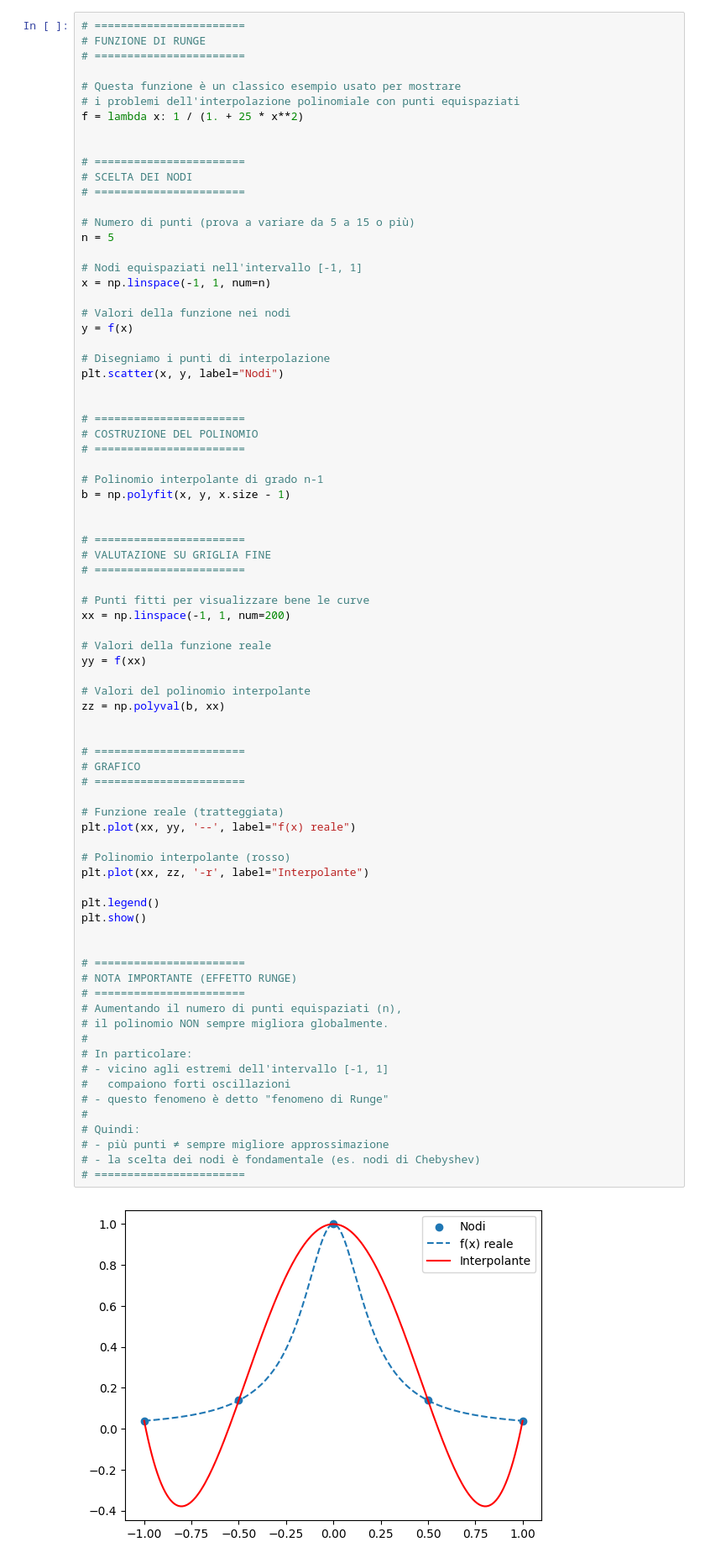
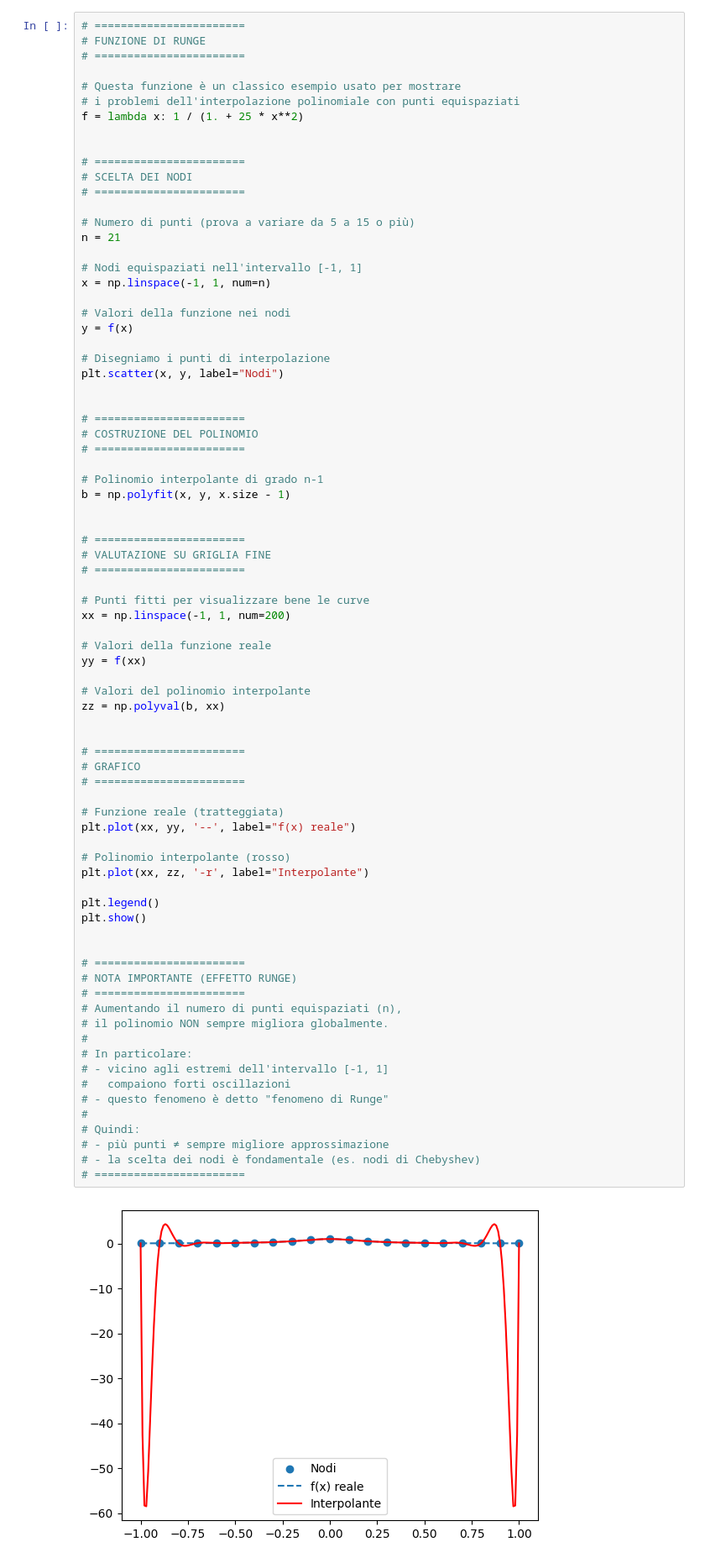
Before and after one commit to Tremors3/uni-calc-num, a Jupyter notebook: materiale/argomenti/04-equazioni-nonlineari/laboratorio/07c-Interpolazione_di_funzioni_linked.ipynb, the cells around one changed output. Shown at 84% size. Cells and saved outputs as stored; diff of their text form.

```diff
--- a/materiale/argomenti/04-equazioni-nonlineari/laboratorio/07c-Interpolazione_di_funzioni_linked.ipynb
+++ b/materiale/argomenti/04-equazioni-nonlineari/laboratorio/07c-Interpolazione_di_funzioni_linked.ipynb
@@ -182,7 +182,7 @@ f = lambda x: 1 / (1. + 25 * x**2)
 # =======================
 
 # Numero di punti (prova a variare da 5 a 15 o più)
-n = 5
+n = 21
 
 # Nodi equispaziati nell'intervallo [-1, 1]
 x = np.linspace(-1, 1, num=n)
@@ -219,34 +219,34 @@ zz = np.polyval(b, xx)
 # =======================
 # GRAFICO
 # =======================
 
 # Funzione reale (tratteggiata)
 plt.plot(xx, yy, '--', label="f(x) reale")
 
 # Polinomio interpolante (rosso)
 plt.plot(xx, zz, '-r', label="Interpolante")
 
 plt.legend()
 plt.show()
 
 
 # =======================
 # NOTA IMPORTANTE (EFFETTO RUNGE)
 # =======================
 # Aumentando il numero di punti equispaziati (n),
 # il polinomio NON sempre migliora globalmente.
 #
 # In particolare:
 # - vicino agli estremi dell'intervallo [-1, 1]
 #   compaiono forti oscillazioni
 # - questo fenomeno è detto "fenomeno di Runge"
 #
 # Quindi:
 # - più punti ≠ sempre migliore approssimazione
 # - la scelta dei nodi è fondamentale (es. nodi di Chebyshev)
 # =======================
 # %% [output]
-[figure, old version]
+[figure, new version]
 # %% [markdown]
 L'effetto che osserviamo viene riferito come **fenomeno di Runge**: scegliendo nodi equispaziati, all'aumentare del loro numero e, di conseguenza del grado del polinomio interpolante, l'approssimazione peggiora in prossimità degli estremi dell'intervallo, mentre si ha una buona sovrapposizione nella parte centrale.
 
```
Also changed, not shown: parts of 4 cells of this notebook, 1 other file.
